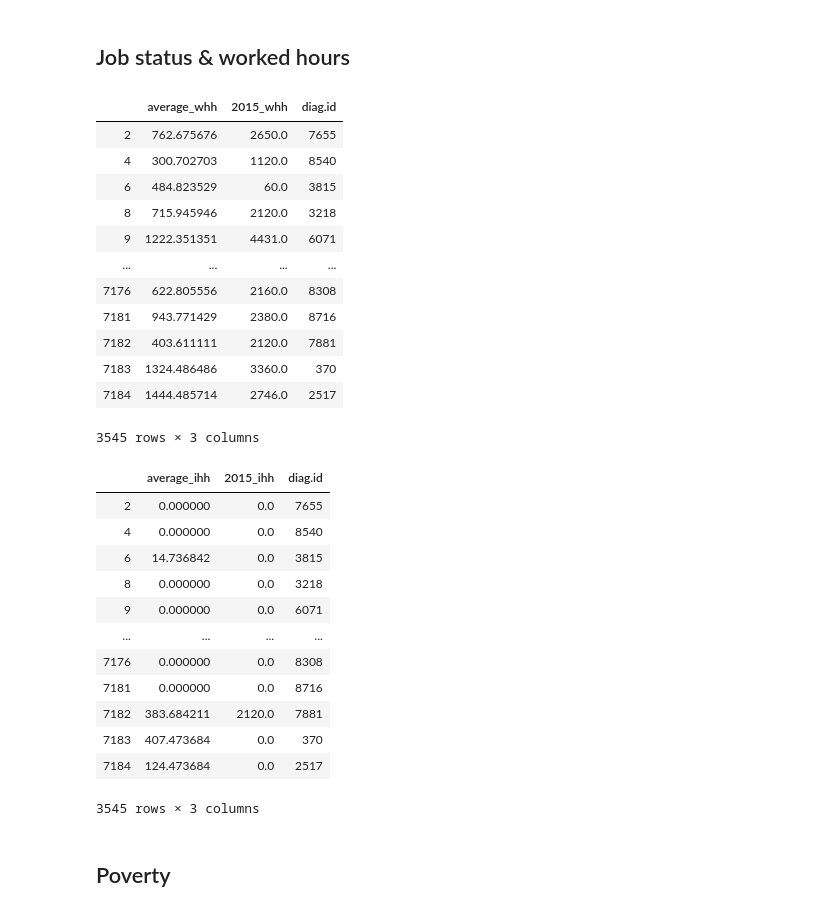
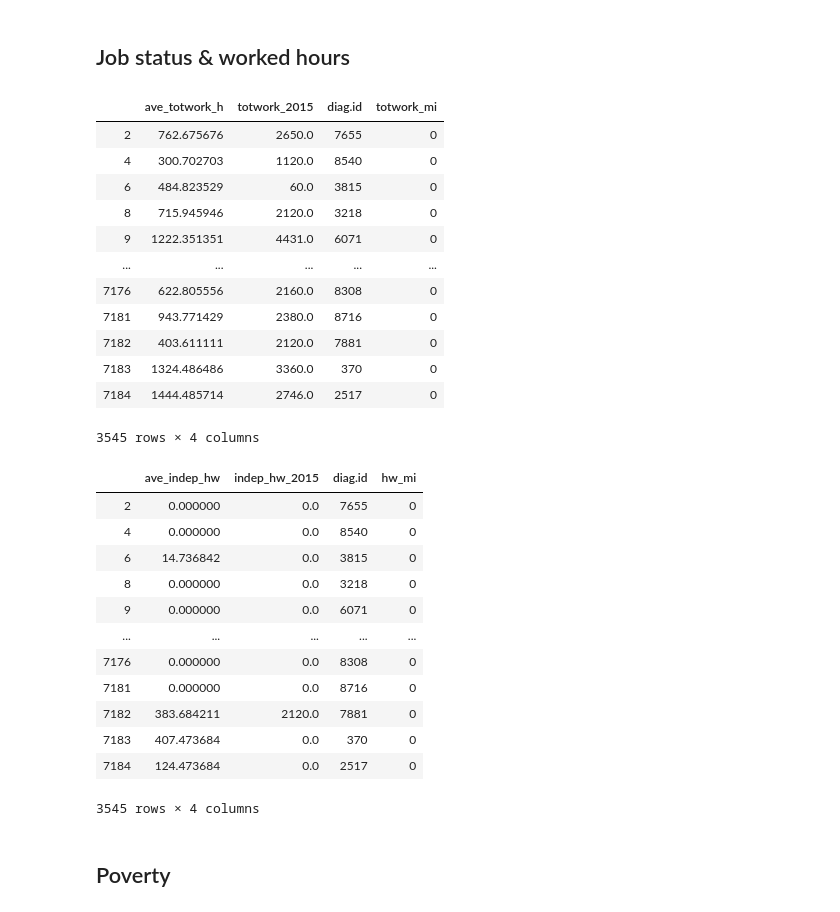
Before and after one commit to lucasmation/MLapp-yhat-challenge, a Jupyter notebook: Part1.ipynb, the cells around one changed output. Saved outputs shown, nothing was run; the diff lists cells and outputs as text; code cells hidden in the pictures.

```diff
--- a/Part1.ipynb
+++ b/Part1.ipynb
@@ -606,22 +641,22 @@ wh_hours_list2 = ['Z9068800',
 'Z9071600',
 'Z9071700']
 # %%
-whh_average = last_and_average_cont_var(data,wh_hours_list2,'Z9069707','average_whh', '2015_whh')
+whh_average = last_and_average_cont_var(data,wh_hours_list2,'Z9069707','ave_totwork_h', 'totwork_2015','totwork')
 whh_average
 # %% [output]
-|  | average_whh | 2015_whh | diag.id |
-| 2 | 762.675676 | 2650.0 | 7655 |
-| 4 | 300.702703 | 1120.0 | 8540 |
-| 6 | 484.823529 | 60.0 | 3815 |
-| 8 | 715.945946 | 2120.0 | 3218 |
-| 9 | 1222.351351 | 4431.0 | 6071 |
-| ... | ... | ... | ... |
-| 7176 | 622.805556 | 2160.0 | 8308 |
-| 7181 | 943.771429 | 2380.0 | 8716 |
-| 7182 | 403.611111 | 2120.0 | 7881 |
-| 7183 | 1324.486486 | 3360.0 | 370 |
-| 7184 | 1444.485714 | 2746.0 | 2517 |
+|  | ave_totwork_h | totwork_2015 | diag.id | totwork_mi |
+| 2 | 762.675676 | 2650.0 | 7655 | 0 |
+| 4 | 300.702703 | 1120.0 | 8540 | 0 |
+| 6 | 484.823529 | 60.0 | 3815 | 0 |
+| 8 | 715.945946 | 2120.0 | 3218 | 0 |
+| 9 | 1222.351351 | 4431.0 | 6071 | 0 |
+| ... | ... | ... | ... | ... |
+| 7176 | 622.805556 | 2160.0 | 8308 | 0 |
+| 7181 | 943.771429 | 2380.0 | 8716 | 0 |
+| 7182 | 403.611111 | 2120.0 | 7881 | 0 |
+| 7183 | 1324.486486 | 3360.0 | 370 | 0 |
+| 7184 | 1444.485714 | 2746.0 | 2517 | 0 |
-3545 rows × 3 columns
+3545 rows × 4 columns
 # %%
 whh_ind_list = ['Z9071800','Z9071900',
 'Z9072000',
@@ -660,22 +697,22 @@ def last_and_average_cont_var(data,var_list,var_2015,name_average,name_2015):
     temp_average[name_2015] = np.where(temp_average[name_2015].isna(),temp_average[name_2015].mean(),temp_average[name_2015])
     return temp_average
 # %%
-ihh_average = last_and_average_cont_var(data,whh_ind_list,'Z9072707','average_ihh', '2015_ihh')
+ihh_average = last_and_average_cont_var(data,whh_ind_list,'Z9072707','ave_indep_hw', 'indep_hw_2015','hw_indep')
 ihh_average
 # %% [output]
-|  | average_ihh | 2015_ihh | diag.id |
-| 2 | 0.000000 | 0.0 | 7655 |
-| 4 | 0.000000 | 0.0 | 8540 |
-| 6 | 14.736842 | 0.0 | 3815 |
-| 8 | 0.000000 | 0.0 | 3218 |
-| 9 | 0.000000 | 0.0 | 6071 |
-| ... | ... | ... | ... |
-| 7176 | 0.000000 | 0.0 | 8308 |
-| 7181 | 0.000000 | 0.0 | 8716 |
-| 7182 | 383.684211 | 2120.0 | 7881 |
-| 7183 | 407.473684 | 0.0 | 370 |
-| 7184 | 124.473684 | 0.0 | 2517 |
+|  | ave_indep_hw | indep_hw_2015 | diag.id | hw_mi |
+| 2 | 0.000000 | 0.0 | 7655 | 0 |
+| 4 | 0.000000 | 0.0 | 8540 | 0 |
+| 6 | 14.736842 | 0.0 | 3815 | 0 |
+| 8 | 0.000000 | 0.0 | 3218 | 0 |
+| 9 | 0.000000 | 0.0 | 6071 | 0 |
+| ... | ... | ... | ... | ... |
+| 7176 | 0.000000 | 0.0 | 8308 | 0 |
+| 7181 | 0.000000 | 0.0 | 8716 | 0 |
+| 7182 | 383.684211 | 2120.0 | 7881 | 0 |
+| 7183 | 407.473684 | 0.0 | 370 | 0 |
+| 7184 | 124.473684 | 0.0 | 2517 | 0 |
-3545 rows × 3 columns
+3545 rows × 4 columns
 # %% [markdown]
 ## Poverty
 # %%
```
Also changed, not shown: parts of 16 cells of this notebook, 4 other files.
